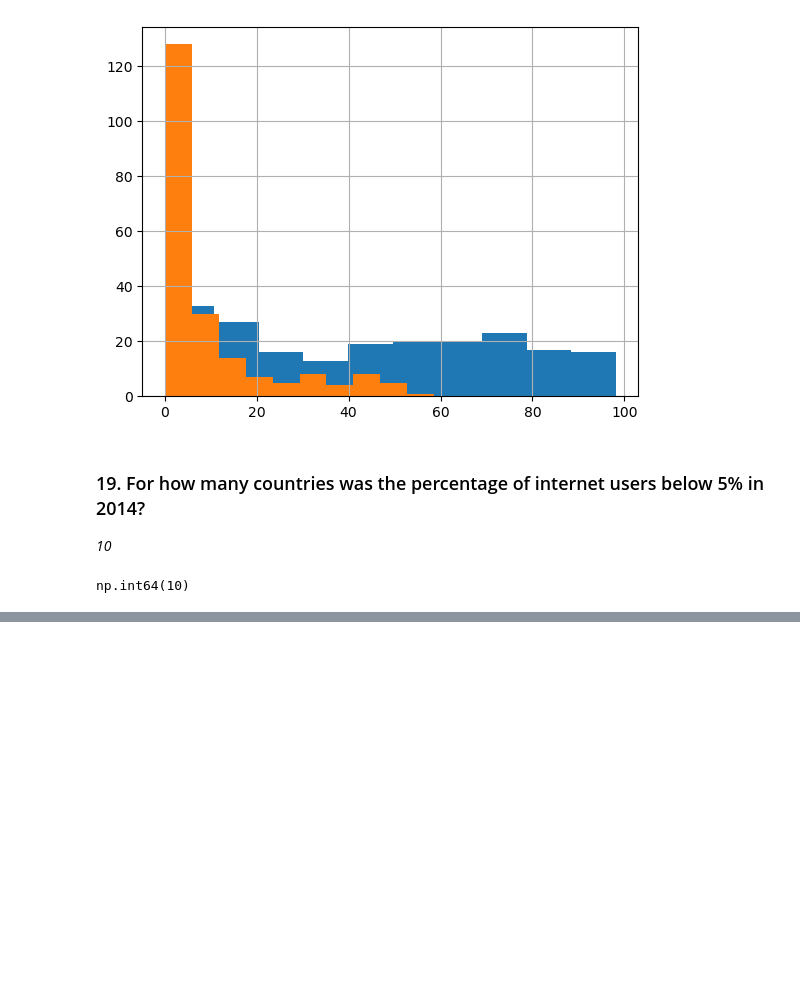
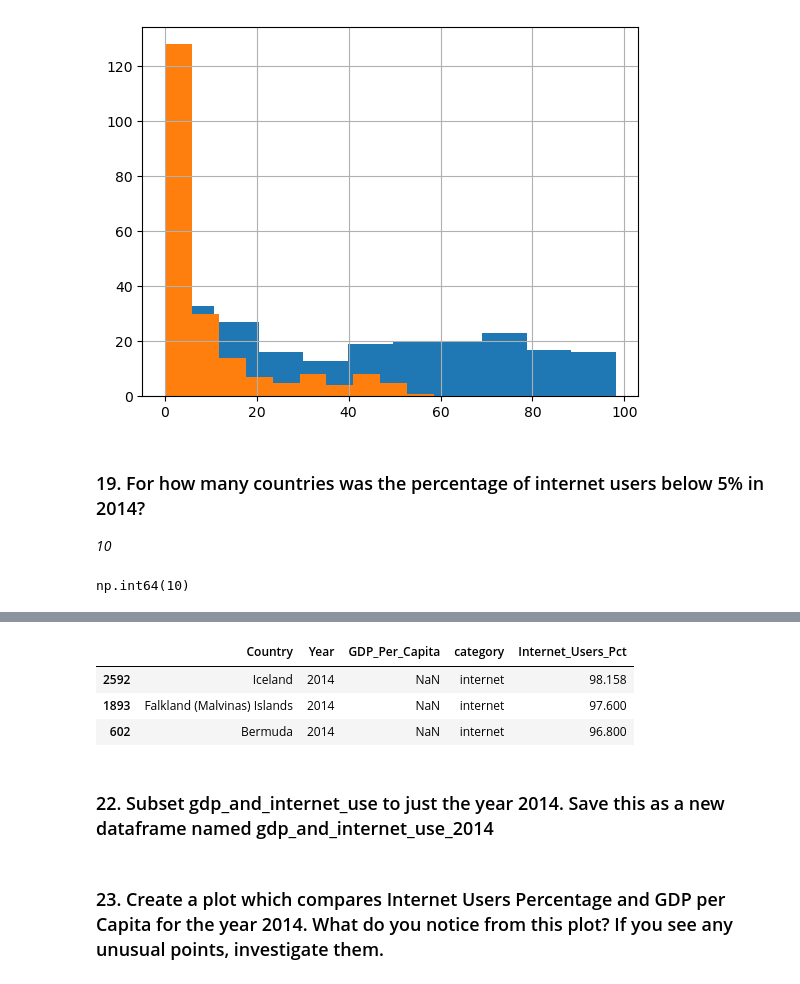
Before and after one commit to NewForce-Cohort-11-Data/gdp-and-internet-usage-kjaques, a Jupyter notebook: notebooks/un_gdp_and_internet_use_project.ipynb, the cells around one changed output, grey strips where cells are left out. Saved outputs shown, nothing was run; the diff lists cells and outputs as text; code cells hidden in the pictures; blank space fills up the shorter version.

```diff
--- a/notebooks/un_gdp_and_internet_use_project.ipynb
+++ b/notebooks/un_gdp_and_internet_use_project.ipynb
@@ -387,0 +415,9 @@ np.int64(10)
+# %%
+top_users_2014 = gdp_and_internet_use.loc[(gdp_and_internet_use.Year == '2014') & (gdp_and_internet_use.category == 'internet')].sort_values(by = 'Internet_Users_Pct', ascending = False)
+# %%
+top_users_2014.head(3)
+# %% [output]
+|  | Country | Year | GDP_Per_Capita | category | Internet_Users_Pct |
+| 2592 | Iceland | 2014 | NaN | internet | 98.158 |
+| 1893 | Falkland (Malvinas) Islands | 2014 | NaN | internet | 97.600 |
+| 602 | Bermuda | 2014 | NaN | internet | 96.800 |
@@ -387,0 +432,4 @@ np.int64(10)
+# %% [markdown]
+### 22. Subset gdp_and_internet_use to just the year 2014. Save this as a new dataframe named gdp_and_internet_use_2014
+# %% [markdown]
+### 23. Create a plot which compares Internet Users Percentage and GDP per Capita for the year 2014. What do you notice from this plot? If you see any unusual points, investigate them.
```
Also changed, not shown: parts of 12 cells of this notebook.
